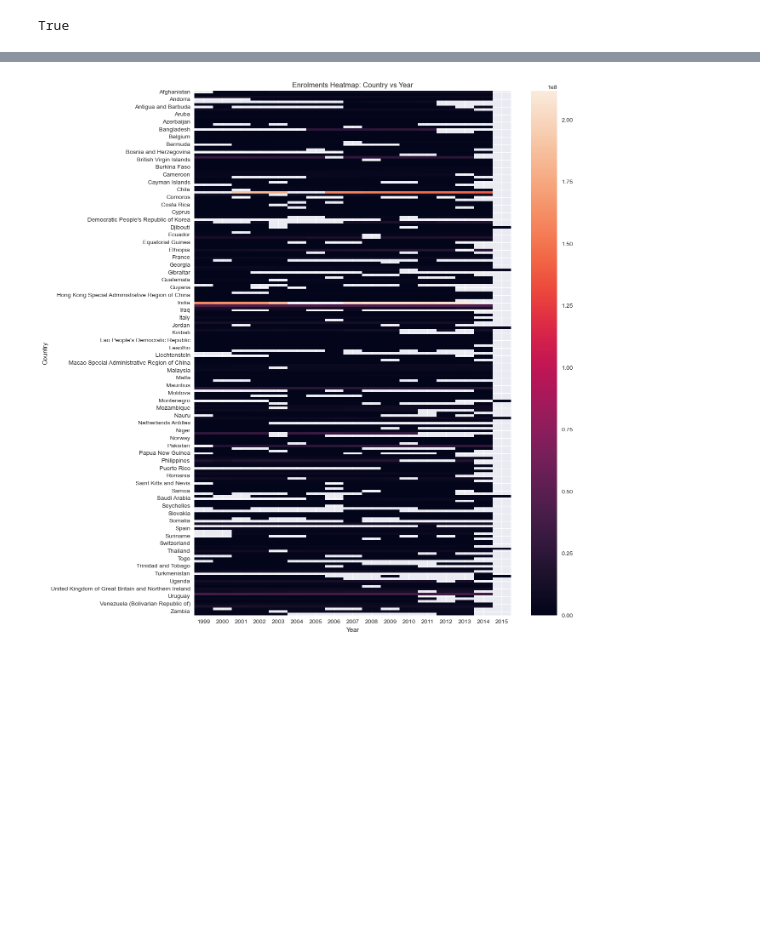
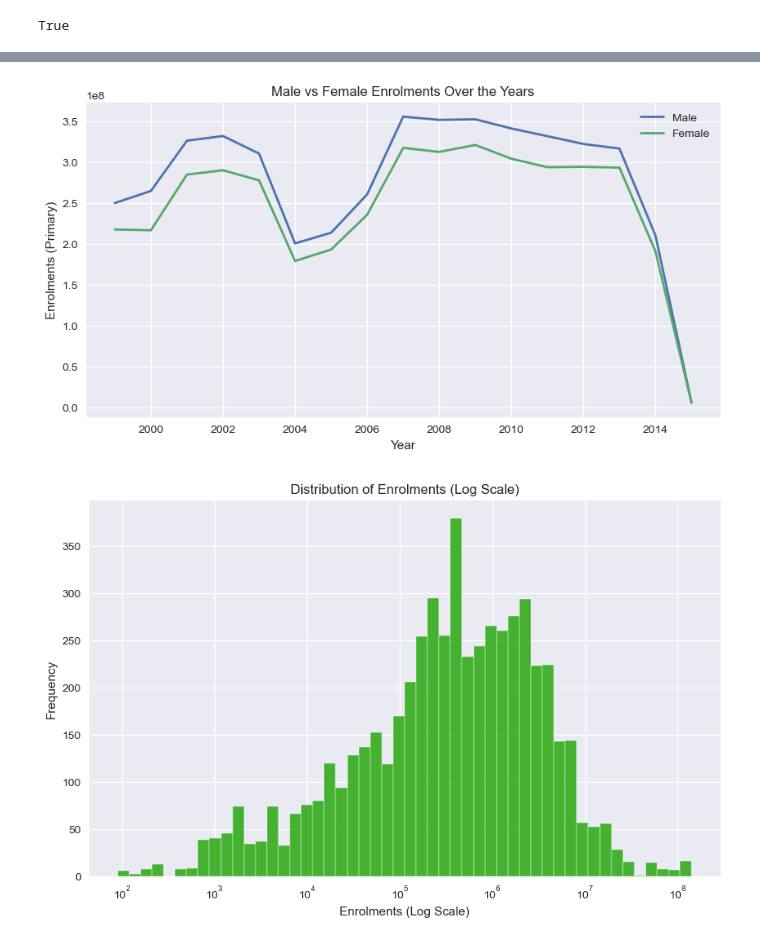
Before and after one commit to umarmohdcr7-spec/life-expectancy-education, a Jupyter notebook: notebooks/primary.ipynb, the cells around one changed output, grey strips where cells are left out. Drawn from its saved outputs; the diff is of its cells as text; code cells hidden in the pictures; blank space fills up the shorter version.

```diff
--- a/notebooks/primary.ipynb
+++ b/notebooks/primary.ipynb
@@ -183,16 +183,42 @@ plt.show()
-# %%
-heatmap_data = datafile.pivot_table(
-    index="Country",
-    columns="Year",
-    values="Enrolments",
-    aggfunc="sum"
-)
-
-plt.figure(figsize=(12, 16))
-sns.heatmap(heatmap_data)
-plt.title("Enrolments Heatmap: Country vs Year")
-plt.xlabel("Year")
-plt.ylabel("Country")
-plt.show()
-# %% [output]
-[figure, removed]
+# %%
+pivot = datafile.pivot_table(
+    index="Year",
+    columns="Gender",
+    values="Enrolments",
+    aggfunc="sum"
+).reset_index()
+# %%
+pivot["Male"] = pivot["All genders"] - pivot["Female"]
+# %%
+plt.figure(figsize=(10,5))
+
+plt.plot(pivot["Year"], pivot["Male"], label="Male", linewidth=2)
+plt.plot(pivot["Year"], pivot["Female"], label="Female", linewidth=2)
+
+plt.title("Male vs Female Enrolments Over the Years")
+plt.xlabel("Year")
+plt.ylabel("Enrolments (Primary)")
+plt.legend()
+plt.grid(True)
+
+plt.show()
+# %% [output]
+[figure, added]
+# %%
+enrol_nonzero = datafile["Enrolments"][datafile["Enrolments"] > 0]
+
+plt.figure(figsize=(10,6))
+sns.histplot(
+    enrol_nonzero,
+    bins=50,
+    log_scale=True,
+    color="#1CA301",
+    edgecolor="white",
+    alpha=0.8
+)
+plt.title("Distribution of Enrolments (Log Scale)")
+plt.xlabel("Enrolments (Log Scale)")
+plt.ylabel("Frequency")
+plt.show()
+# %% [output]
+[figure, added]
```
Also changed, not shown: parts of 5 cells of this notebook.
